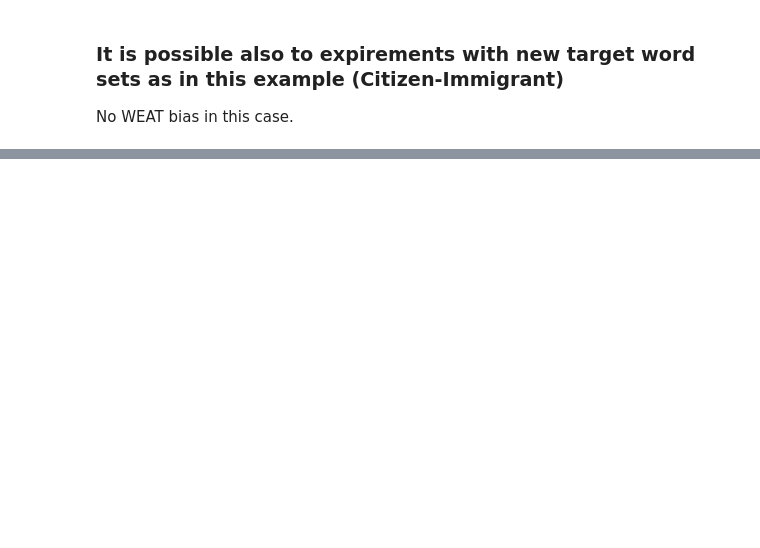
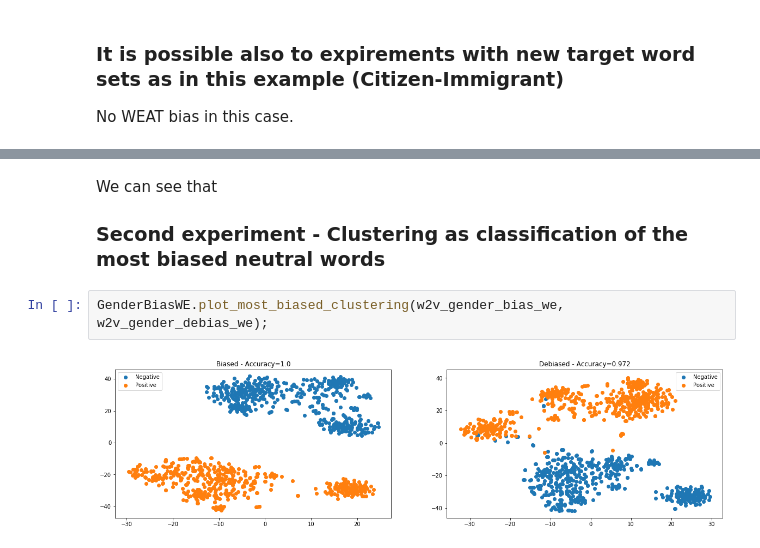
Before and after one commit to ResponsiblyAI/responsibly, a Jupyter notebook: docs/notebooks/demo-word-embedding-bias.ipynb, the cells around one changed output, grey strips where cells are left out. Cells and saved outputs as stored; diff of their text form; blank space fills up the shorter version.

```diff
--- a/docs/notebooks/demo-word-embedding-bias.ipynb
+++ b/docs/notebooks/demo-word-embedding-bias.ipynb
@@ -642,0 +577,8 @@ calc_weat_pleasant_unpleasant_attribute(w2v_model, **targets)
+# %% [markdown]
+We can see that
+
+### Second experiment - Clustering as classification of the most biased neutral words
+# %%
+GenderBiasWE.plot_most_biased_clustering(w2v_gender_bias_we, w2v_gender_debias_we);
+# %% [output]
+[figure, added]
```
Also changed, not shown: parts of 57 cells of this notebook.
